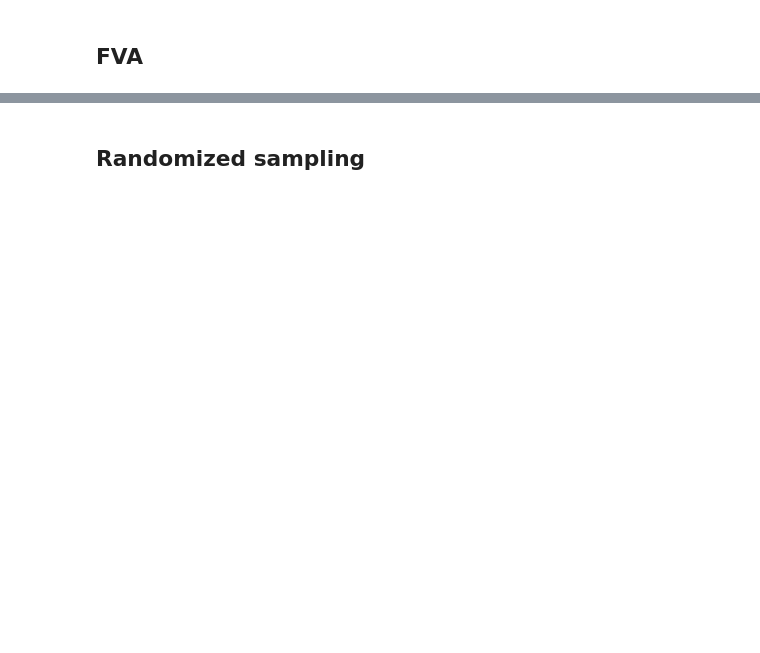
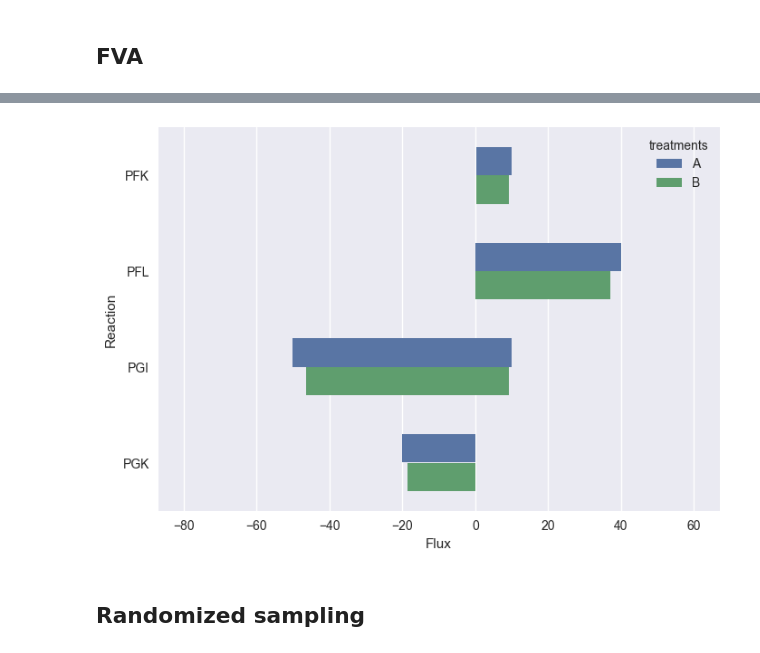
Before and after one commit to qwerty239qwe/pipeGEM, a Jupyter notebook: docs/source/tutorial/5_flux_simulation.ipynb, the cells around one changed output, grey strips where cells are left out. Cells and saved outputs as stored; diff of their text form; code cells hidden in the pictures; blank space fills up the shorter version.

```diff
--- a/docs/source/tutorial/5_flux_simulation.ipynb
+++ b/docs/source/tutorial/5_flux_simulation.ipynb
@@ -120,2 +144,4 @@ pFBA_result.flux_df
 # %% [markdown]
 ## FVA
+# %%
+fva_result = group.do_flux_analysis(method="FVA")
@@ -122,2 +164,6 @@ pFBA_result.flux_df
+# %%
+fva_result.plot(rxn_ids=["PFK", "PFL", "PGI", "PGK"], color_by="treatments", vertical=False)
+# %% [output]
+[figure, added]
 # %% [markdown]
 ## Randomized sampling
```
Also changed, not shown: parts of 11 cells of this notebook, 7 other files.
